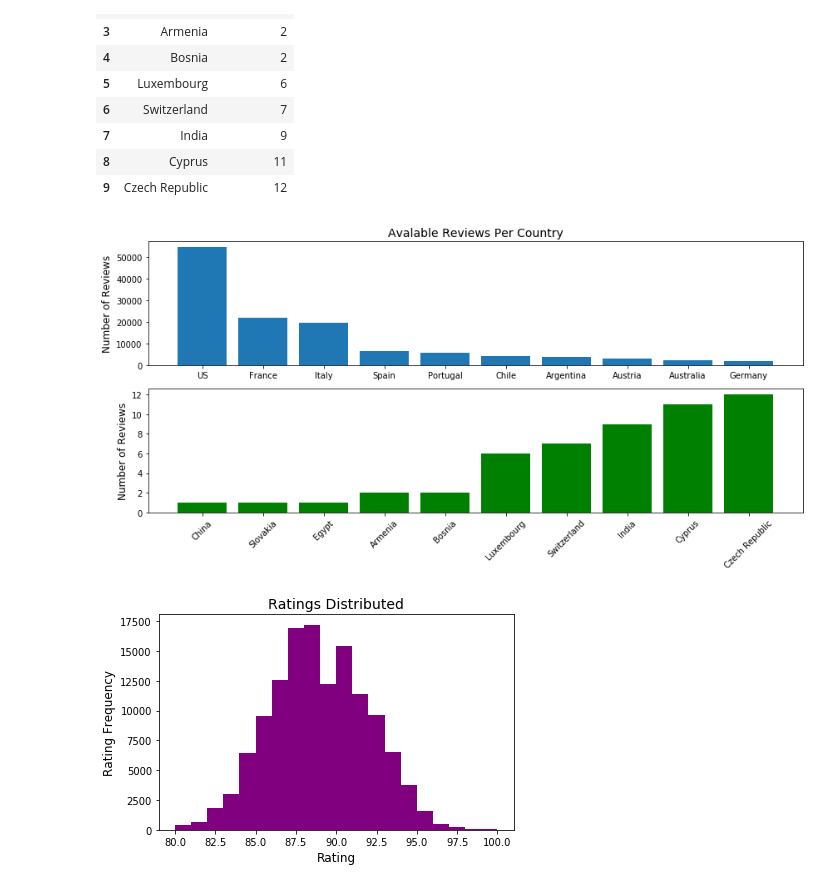
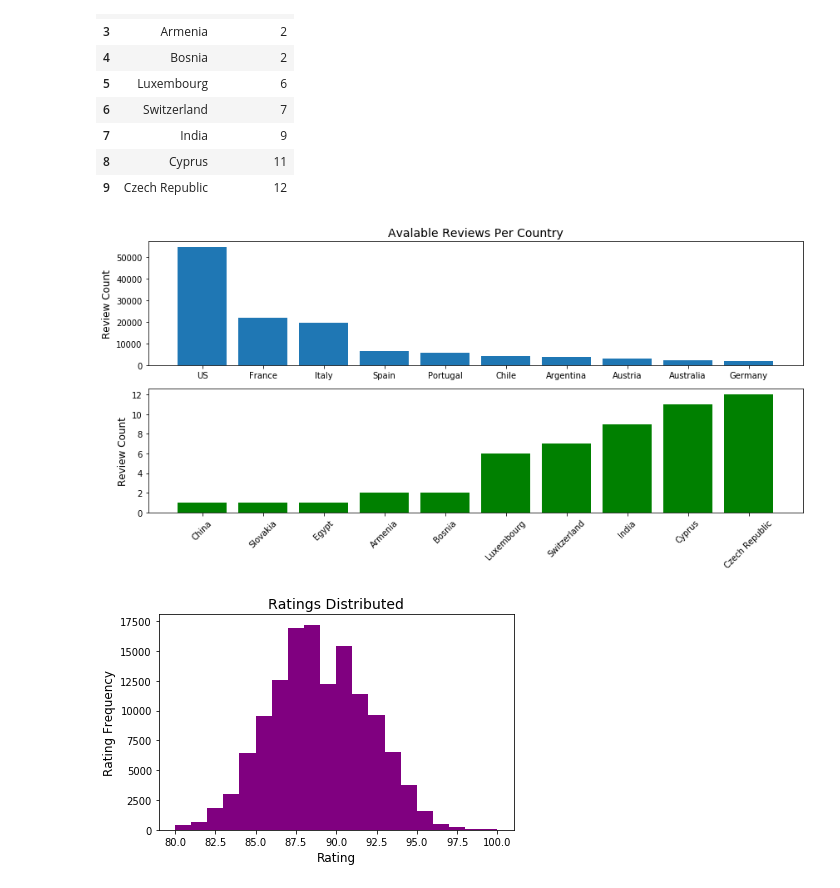
Before and after one commit to hberginc/wine_ratings_data_analysis, a Jupyter notebook: notebooks/Data_exploration.ipynb, the cells around one changed output. Saved outputs shown, nothing was run; the diff lists cells and outputs as text; code cells hidden in the pictures.

```diff
--- a/notebooks/Data_exploration.ipynb
+++ b/notebooks/Data_exploration.ipynb
@@ -55,17 +48,17 @@ replace_val(ten_least_counted ,4, 'country', 'Bosnia')
 # %%
 
 fig, axs = plt.subplots(2,1, figsize= (12,6))
 axs[0].set_title('Avalable Reviews Per Country', fontsize = 14)
 axs[0].bar(x = 'country', height = 'description', data = ten_most_counted)
-axs[0].set_ylabel('Number of Reviews', fontsize = 12)
+axs[0].set_ylabel('Review Count', fontsize = 12)
 axs[1].bar(x = 'country', height = 'description', data = ten_least_counted, align = 'center', color = 'green')
-axs[1].set_ylabel('Number of Reviews', fontsize = 12)
+axs[1].set_ylabel('Review Count', fontsize = 12)
 plt.xticks(rotation=45)
 plt.tight_layout()
 plt.savefig('top_least_rated_bar.png')
 plt.show();
 # %% [output]
-[figure, old version]
+[figure, new version]
 # %%
 fig, ax = plt.subplots(1)
 ax.hist(df['points'], bins = 20, color = 'purple')
```
Also changed, not shown: parts of 7 cells of this notebook, 4 other files.
